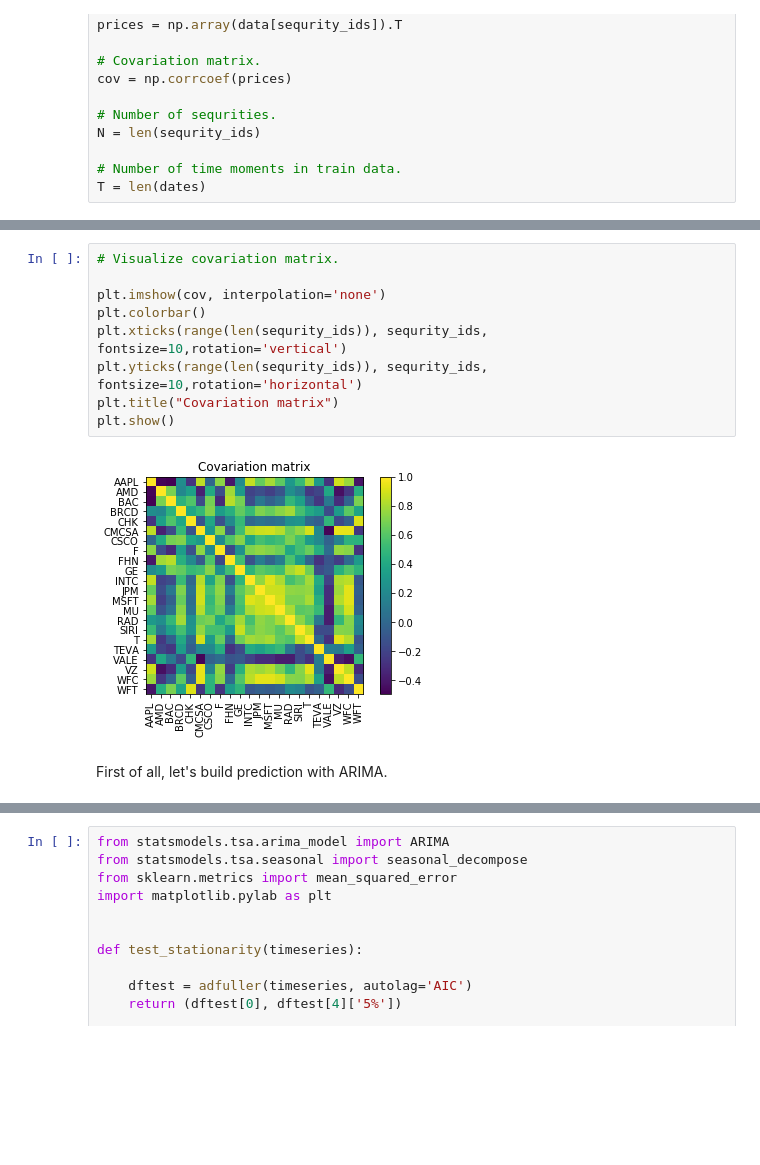
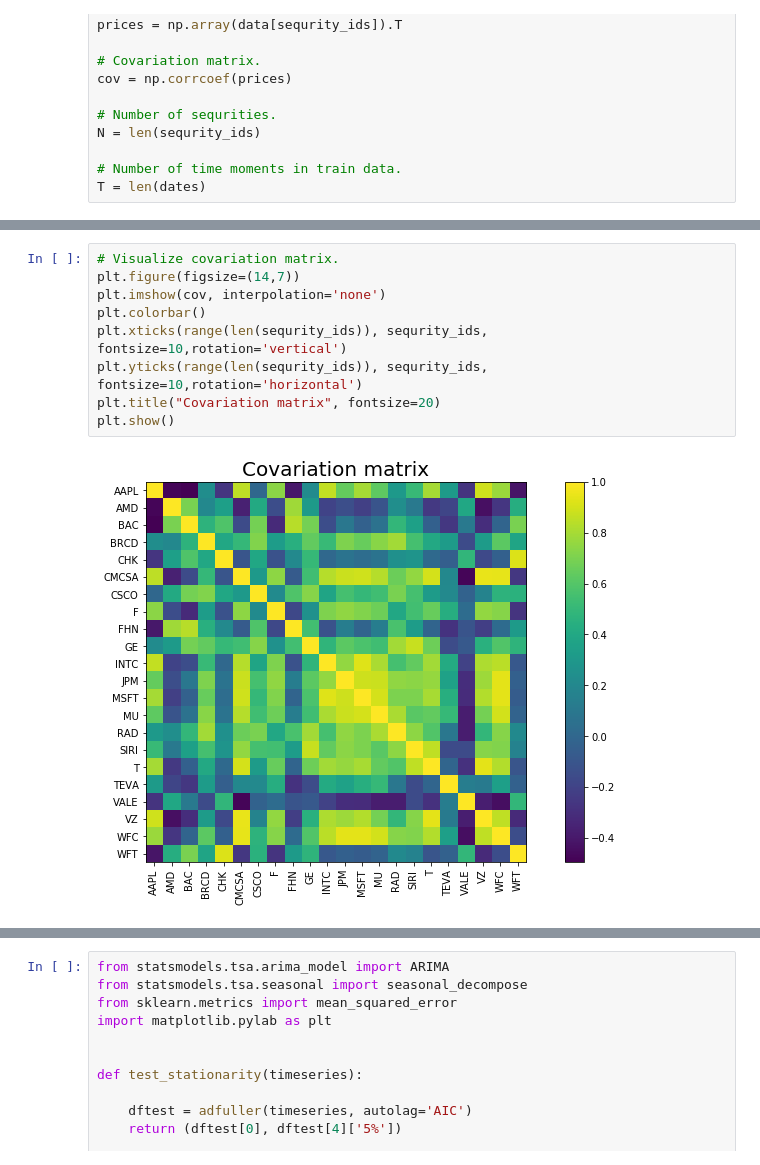
Before and after one commit to fedimser/MarkowitzPortfolio, a Jupyter notebook: code/Markovitz_new.ipynb, the cells around one changed output, grey strips where cells are left out. Saved outputs shown, nothing was run; the diff lists cells and outputs as text; blank space fills up the shorter version.

```diff
--- a/code/Markovitz_new.ipynb
+++ b/code/Markovitz_new.ipynb
@@ -59,13 +81,11 @@ plt.show()
 # %%
 # Visualize covariation matrix.
-
+plt.figure(figsize=(14,7))
 plt.imshow(cov, interpolation='none')
 plt.colorbar()
 plt.xticks(range(len(sequrity_ids)), sequrity_ids, fontsize=10,rotation='vertical')
 plt.yticks(range(len(sequrity_ids)), sequrity_ids, fontsize=10,rotation='horizontal')
-plt.title("Covariation matrix")
+plt.title("Covariation matrix", fontsize=20)
 plt.show()
 # %% [output]
-[figure, old version]
+[figure, new version]
-# %% [markdown]
-First of all, let's build prediction with ARIMA.
```
Also changed, not shown: parts of 16 cells of this notebook.
